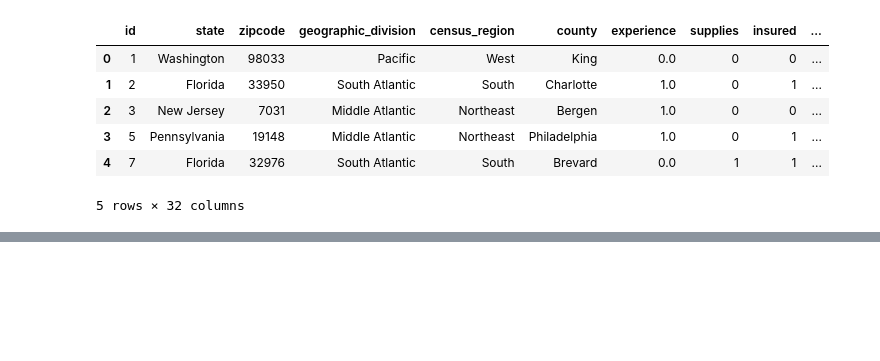
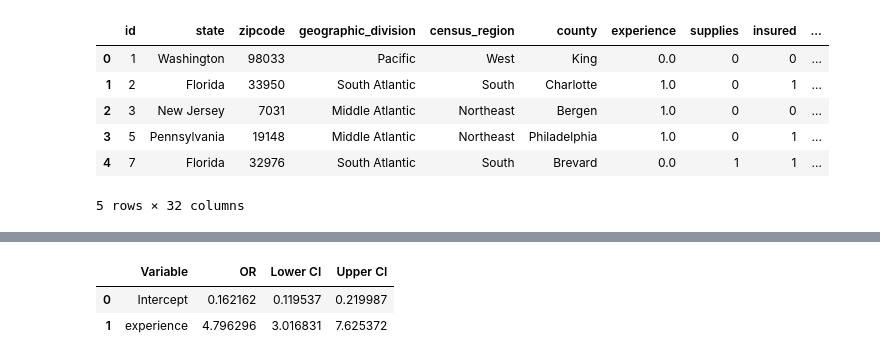
Before and after one commit to phillippmueller/flood_adaptation_behavior, a Jupyter notebook: analysis/experience_n.ipynb, the cells around one changed output, grey strips where cells are left out. Cells and saved outputs as stored; diff of their text form; code cells hidden in the pictures; blank space fills up the shorter version.

```diff
--- a/analysis/experience_n.ipynb
+++ b/analysis/experience_n.ipynb
@@ -147,0 +186,2 @@ Logit Marginal Effects
+# %%
+odds, marg_eff = model('supplies ~ experience', data=df)
@@ -147,0 +206,6 @@ Logit Marginal Effects
+# %%
+odds
+# %% [output]
+|  | Variable | OR | Lower CI | Upper CI |
+| 0 | Intercept | 0.162162 | 0.119537 | 0.219987 |
+| 1 | experience | 4.796296 | 3.016831 | 7.625372 |
```
Also changed, not shown: parts of 36 cells of this notebook.
